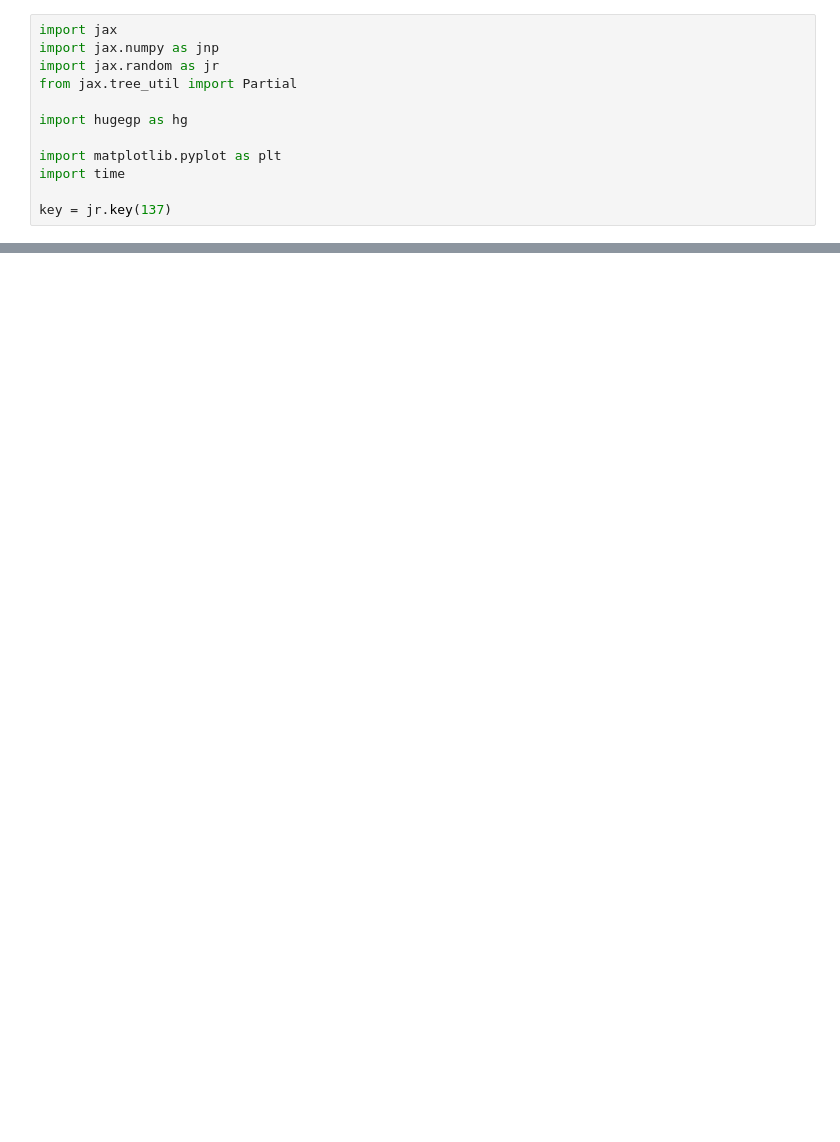
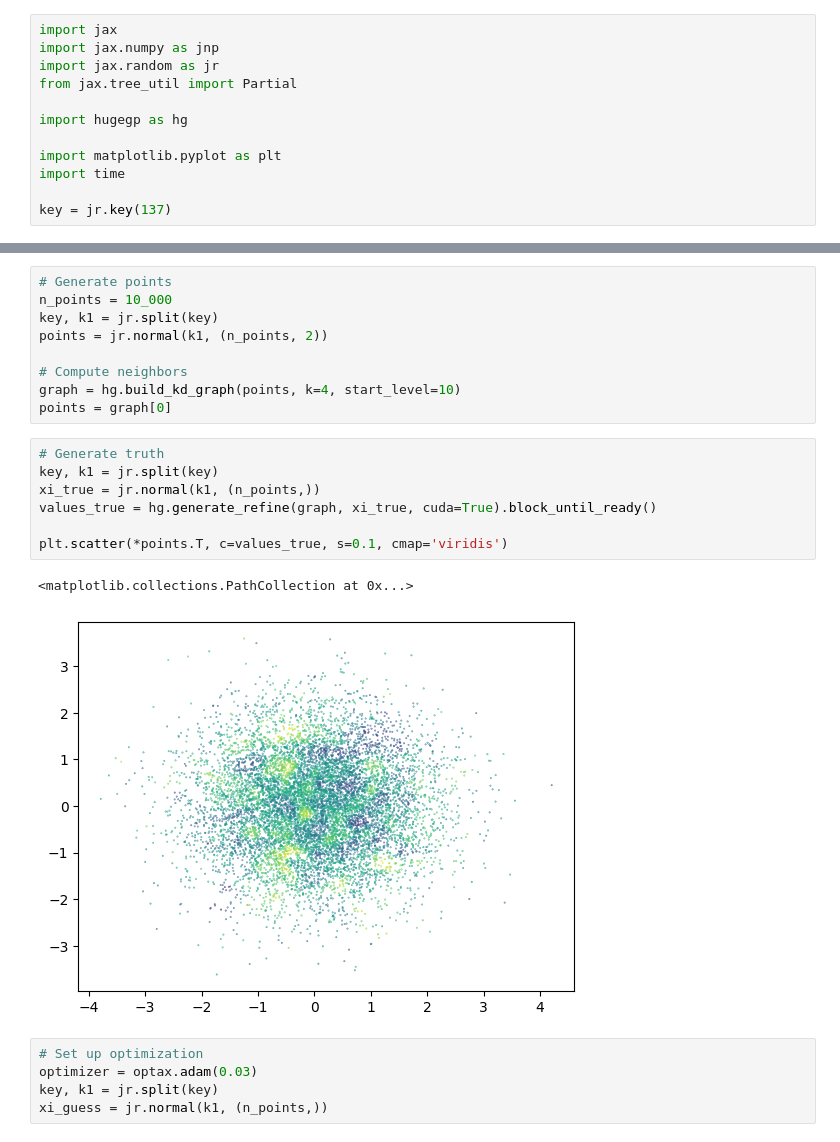
Before and after one commit to stanford-ism/graphgp, a Jupyter notebook: new.ipynb, the cells around one changed output, grey strips where cells are left out. Saved outputs shown, nothing was run; the diff lists cells and outputs as text; blank space fills up the shorter version.

```diff
--- a/new.ipynb
+++ b/new.ipynb
@@ -45,0 +88,24 @@ jax.jvp(func, (xi,), (jnp.ones_like(xi),))
+# %%
+# Generate points
+n_points = 10_000
+key, k1 = jr.split(key)
+points = jr.normal(k1, (n_points, 2))
+
+# Compute neighbors
+graph = hg.build_kd_graph(points, k=4, start_level=10)
+points = graph[0]
+# %%
+# Generate truth
+key, k1 = jr.split(key)
+xi_true = jr.normal(k1, (n_points,))
+values_true = hg.generate_refine(graph, xi_true, cuda=True).block_until_ready()
+
+plt.scatter(*points.T, c=values_true, s=0.1, cmap='viridis')
+# %% [output]
+<matplotlib.collections.PathCollection at 0x...>
+[figure, added]
+# %%
+# Set up optimization
+optimizer = optax.adam(0.03)
+key, k1 = jr.split(key)
+xi_guess = jr.normal(k1, (n_points,))
```
Also changed, not shown: parts of 17 cells of this notebook, 7 other files.
